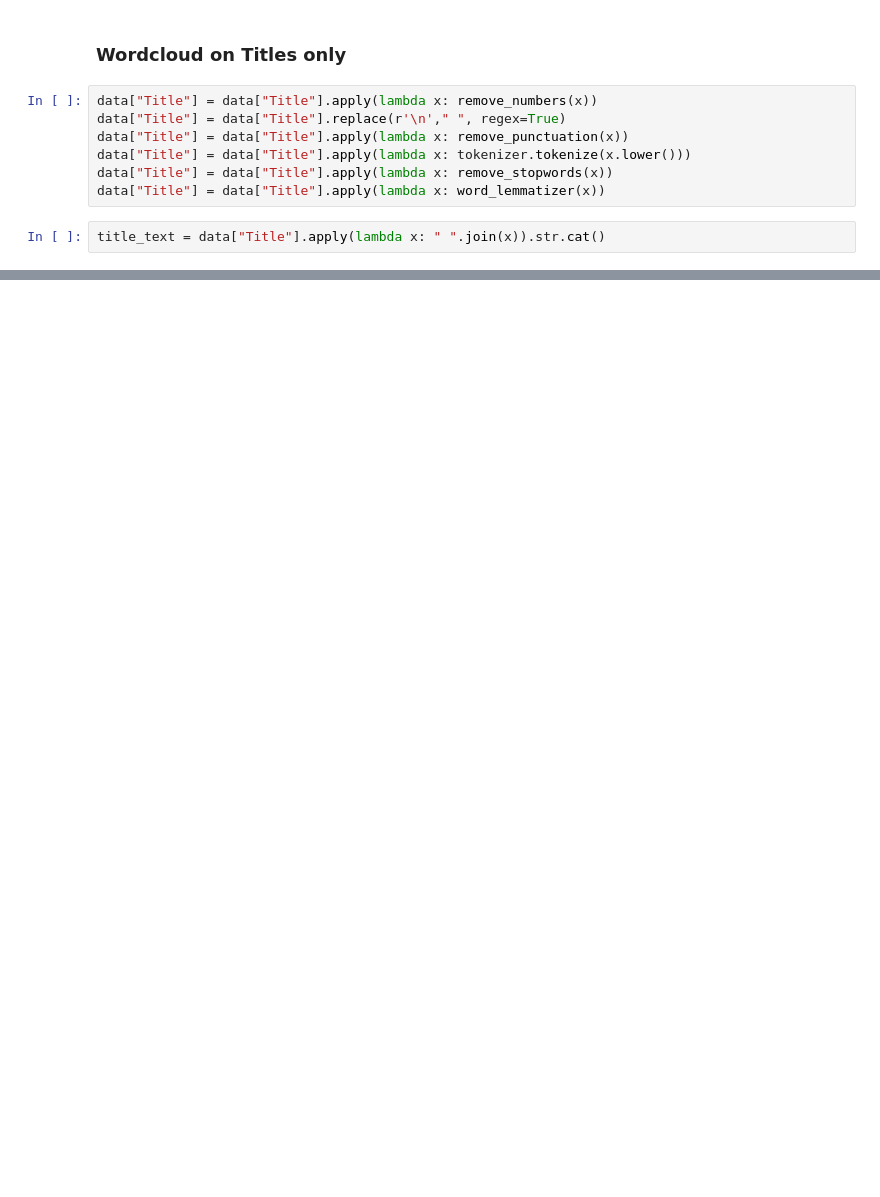
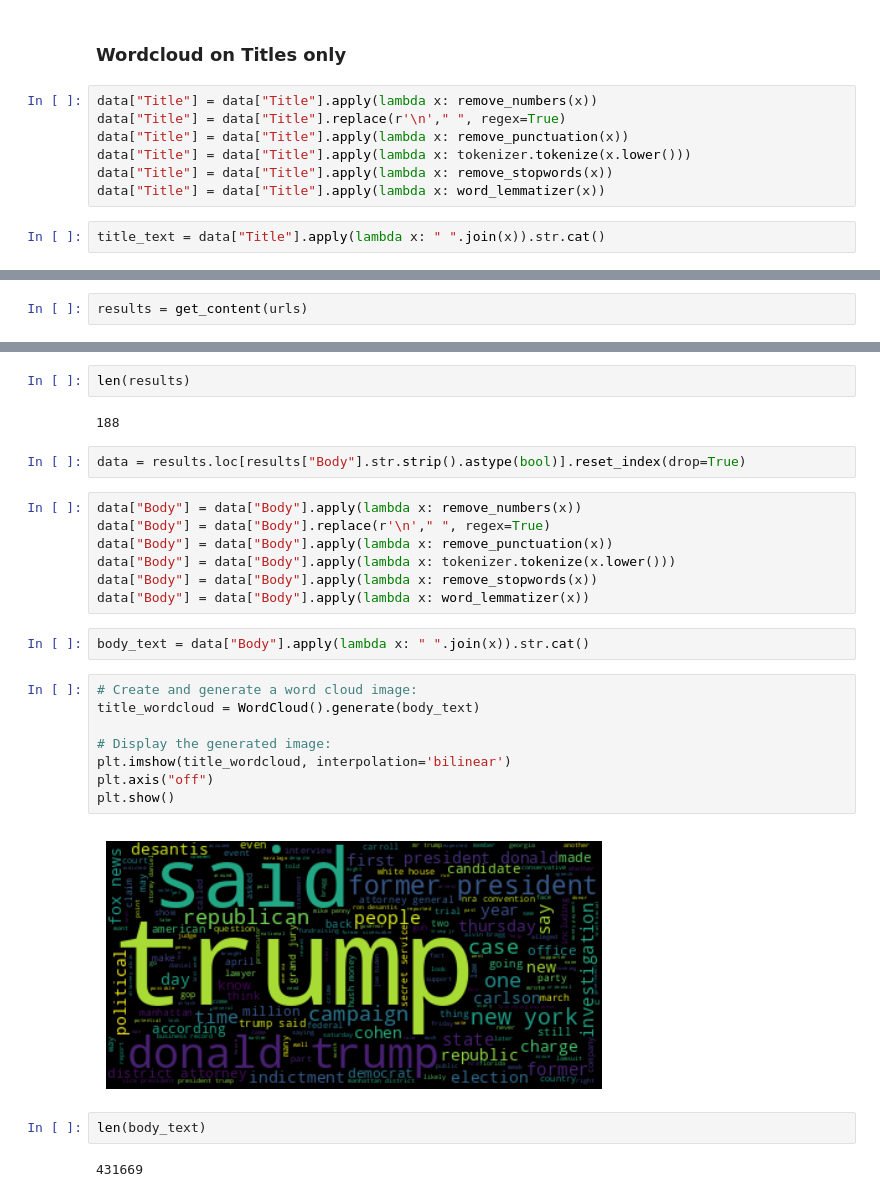
Before and after one commit to CAPSTONE-MIBA-G03/MIBA-2023-CAPSTONE-RB-NLP, a Jupyter notebook: ETL_Testing.ipynb, the cells around one changed output, grey strips where cells are left out. Saved outputs shown, nothing was run; the diff lists cells and outputs as text; blank space fills up the shorter version.

```diff
--- a/ETL_Testing.ipynb
+++ b/ETL_Testing.ipynb
@@ -392,0 +227,2 @@ search_engines/
+# %%
+results = get_content(urls)
@@ -392,0 +241,29 @@ search_engines/
+# %%
+len(results)
+# %% [output]
+188
+# %%
+data = results.loc[results["Body"].str.strip().astype(bool)].reset_index(drop=True)
+# %%
+data["Body"] = data["Body"].apply(lambda x: remove_numbers(x))
+data["Body"] = data["Body"].replace(r'\n'," ", regex=True)
+data["Body"] = data["Body"].apply(lambda x: remove_punctuation(x))
+data["Body"] = data["Body"].apply(lambda x: tokenizer.tokenize(x.lower()))
+data["Body"] = data["Body"].apply(lambda x: remove_stopwords(x))
+data["Body"] = data["Body"].apply(lambda x: word_lemmatizer(x))
+# %%
+body_text = data["Body"].apply(lambda x: " ".join(x)).str.cat()
+# %%
+# Create and generate a word cloud image:
+title_wordcloud = WordCloud().generate(body_text)
+
+# Display the generated image:
+plt.imshow(title_wordcloud, interpolation='bilinear')
+plt.axis("off")
+plt.show()
+# %% [output]
+[figure, added]
+# %%
+len(body_text)
+# %% [output]
+431669
```
Also changed, not shown: parts of 33 cells of this notebook, 3 other files.
